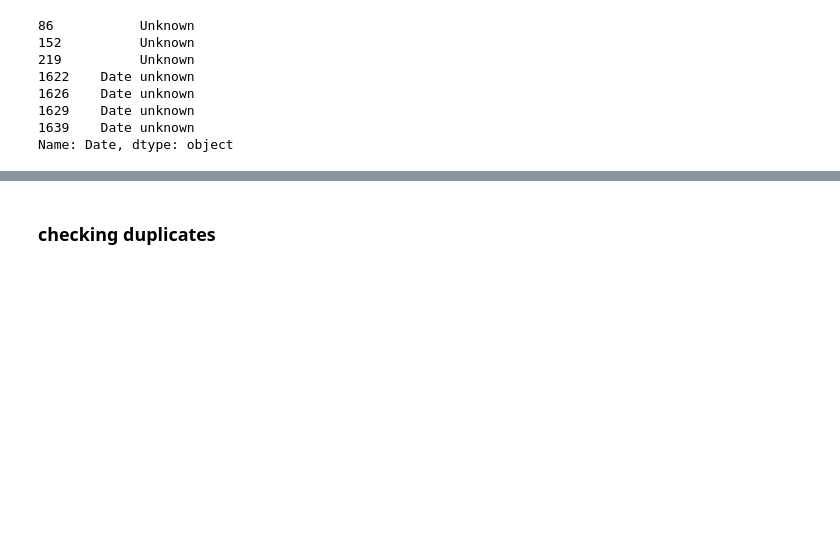
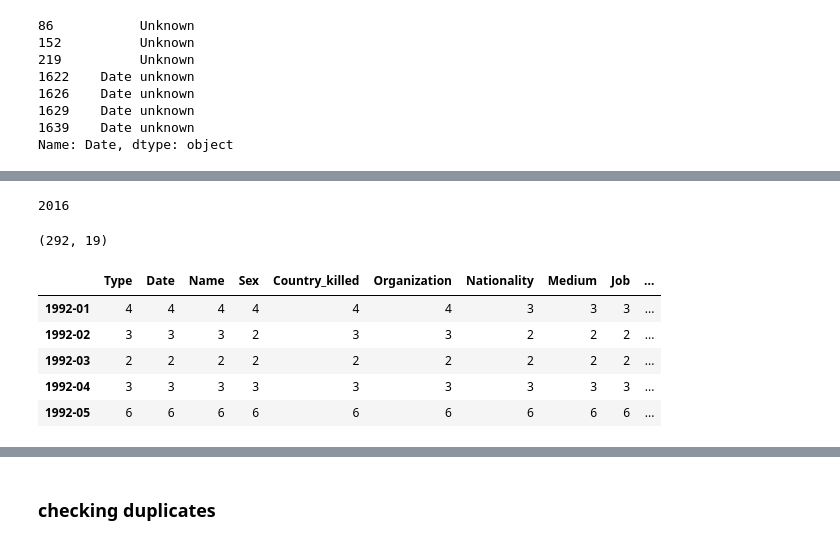
Before and after one commit to seashiva94/data_viz_project, a Jupyter notebook: cpj_eda.ipynb, the cells around one changed output, grey strips where cells are left out. Saved outputs shown, nothing was run; the diff lists cells and outputs as text; code cells hidden in the pictures; blank space fills up the shorter version.

Commit message:
groupby date

```diff
--- a/cpj_eda.ipynb
+++ b/cpj_eda.ipynb
@@ -487,3 +487,20 @@ test.head()
 | 2 | 2 | Motive Confirmed | October 2, 2016 | Jeroen Oerlemans | Male | Libya | Freelance | Netherlands | Print, Internet | ... |
 | 3 | 3 | Motive Confirmed | August 14, 2016 | Mustafa Said | Male | Iraq | Kurdistan TV | Iraqi | Television | ... |
 | 4 | 4 | Motive Confirmed | August 8, 2016 | Shehzad Ahmed | NaN | Pakistan | Aaj News | Pakistani | Television | ... |
+# %%
+data.iloc[1,:].clean_dates.year
+# %% [output]
+2016
+# %%
+month_period = data.clean_dates.dt.to_period("M")
+month_counts_df = data.groupby(month_period).count()
+print(month_counts_df.shape)
+month_counts_df.head()
+# %% [output]
+(292, 19)
+|  | Type | Date | Name | Sex | Country_killed | Organization | Nationality | Medium | Job | ... |
+| 1992-01 | 4 | 4 | 4 | 4 | 4 | 4 | 3 | 3 | 3 | ... |
+| 1992-02 | 3 | 3 | 3 | 2 | 3 | 3 | 2 | 2 | 2 | ... |
+| 1992-03 | 2 | 2 | 2 | 2 | 2 | 2 | 2 | 2 | 2 | ... |
+| 1992-04 | 3 | 3 | 3 | 3 | 3 | 3 | 3 | 3 | 3 | ... |
+| 1992-05 | 6 | 6 | 6 | 6 | 6 | 6 | 6 | 6 | 6 | ... |
```
Also changed, not shown: parts of 1 cell of this notebook.
